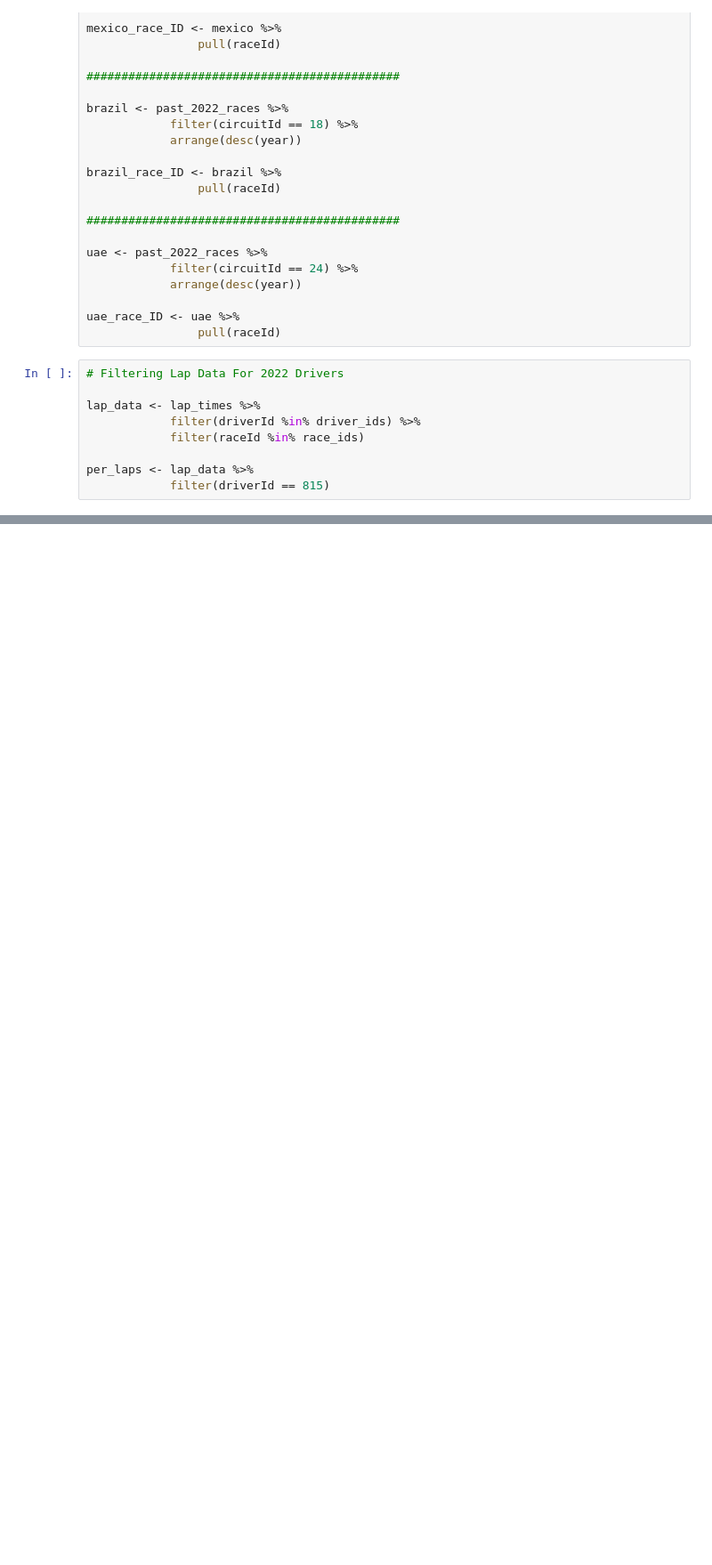
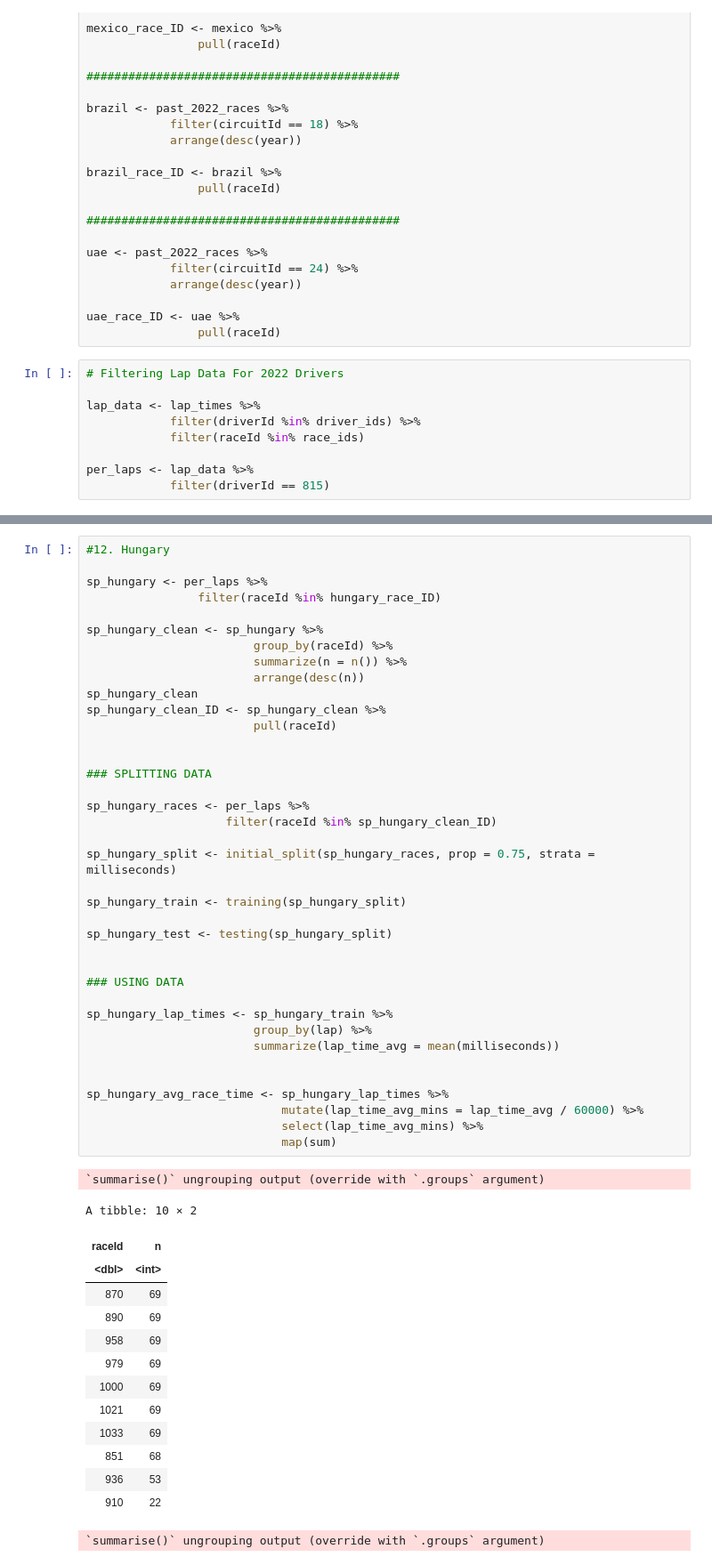
Before and after one commit to TaylorOglow/Formula_1, a Jupyter notebook: Lap Wrangling/sp_laps.ipynb, the cells around one changed output, grey strips where cells are left out. Shown at 89% size. Saved outputs shown, nothing was run; the diff lists cells and outputs as text; blank space fills up the shorter version.

```diff
--- a/Lap Wrangling/sp_laps.ipynb
+++ b/Lap Wrangling/sp_laps.ipynb
@@ -1214,0 +929,54 @@ A tibble: 2 × 2
+# %%
+#12. Hungary
+
+sp_hungary <- per_laps %>%
+                filter(raceId %in% hungary_race_ID)
+
+sp_hungary_clean <- sp_hungary %>%
+                        group_by(raceId) %>%
+                        summarize(n = n()) %>%
+                        arrange(desc(n))
+sp_hungary_clean
+sp_hungary_clean_ID <- sp_hungary_clean %>%
+                        pull(raceId)
+
+
+### SPLITTING DATA
+
+sp_hungary_races <- per_laps %>%
+                    filter(raceId %in% sp_hungary_clean_ID)
+
+sp_hungary_split <- initial_split(sp_hungary_races, prop = 0.75, strata = milliseconds)
+
+sp_hungary_train <- training(sp_hungary_split)
+
+sp_hungary_test <- testing(sp_hungary_split)
+
+
+### USING DATA
+
+sp_hungary_lap_times <- sp_hungary_train %>%
+                        group_by(lap) %>%
+                        summarize(lap_time_avg = mean(milliseconds))
+
+
+sp_hungary_avg_race_time <- sp_hungary_lap_times %>%
+                            mutate(lap_time_avg_mins = lap_time_avg / 60000) %>%
+                            select(lap_time_avg_mins) %>%
+                            map(sum)
+# %% [output]
+`summarise()` ungrouping output (override with `.groups` argument)
+A tibble: 10 × 2
+| raceId | n |
+| <dbl> | <int> |
+| 870 | 69 |
+| 890 | 69 |
+| 958 | 69 |
+| 979 | 69 |
+| 1000 | 69 |
+| 1021 | 69 |
+| 1033 | 69 |
+| 851 | 68 |
+| 936 | 53 |
+| 910 | 22 |
+`summarise()` ungrouping output (override with `.groups` argument)
```
Also changed, not shown: parts of 21 cells of this notebook, 5 other files.
